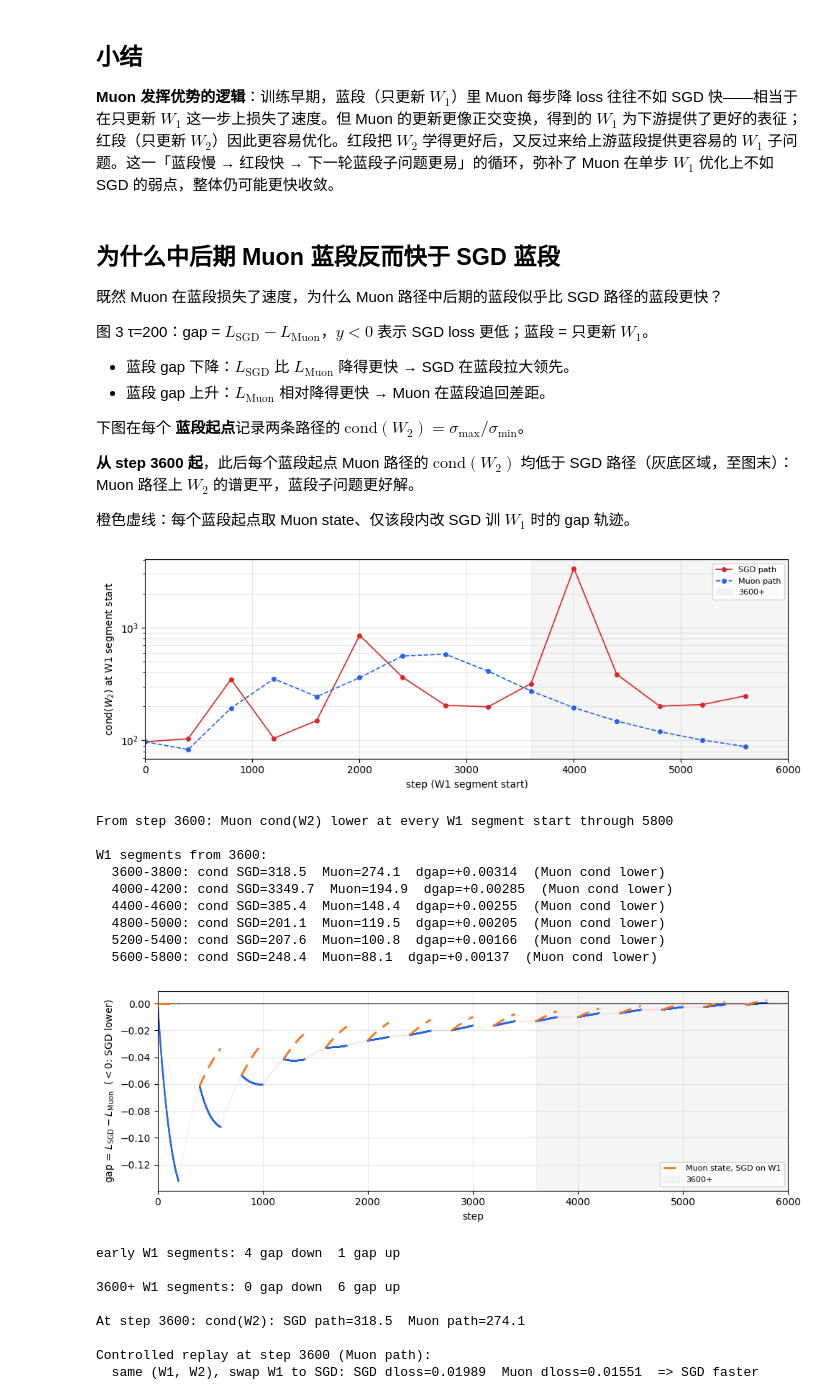
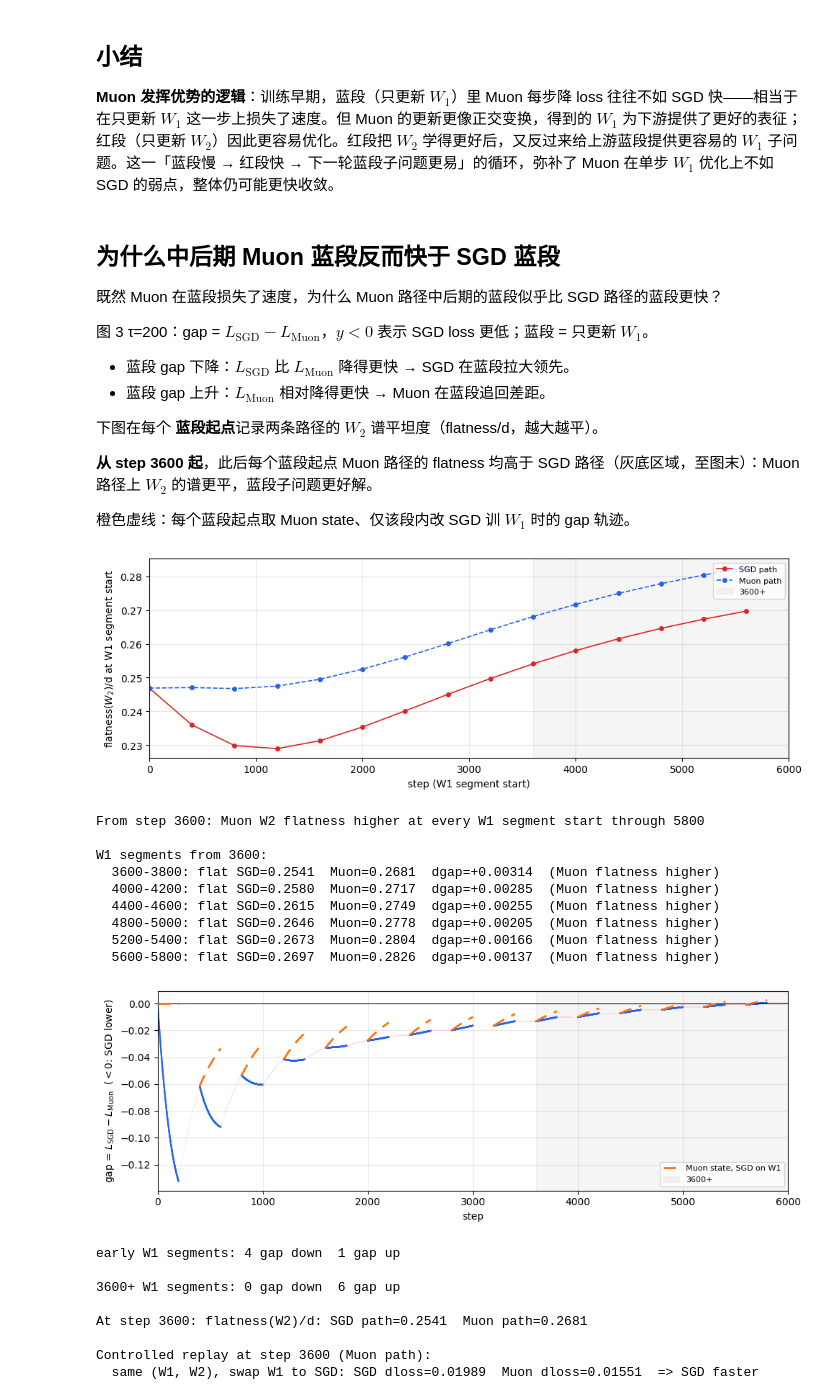
Before and after one commit to huanghao-sss/muon_interpretation, a Jupyter notebook: demo_muon_tradeoff_tau.executed.ipynb, the cells around one changed output. Saved outputs shown, nothing was run; the diff lists cells and outputs as text; code cells hidden in the pictures.

```diff
--- a/demo_muon_tradeoff_tau.executed.ipynb
+++ b/demo_muon_tradeoff_tau.executed.ipynb
@@ -389,9 +389,9 @@ plot_gap_panel(pairs, ns_steps=NS_STEPS, xlim=(0, 2000))
 - 蓝段 gap 下降：$L_{\mathrm{SGD}}$ 比 $L_{\mathrm{Muon}}$ 降得更快 → SGD 在蓝段拉大领先。
 - 蓝段 gap 上升：$L_{\mathrm{Muon}}$ 相对降得更快 → Muon 在蓝段追回差距。
 
-下图在每个 **蓝段起点**记录两条路径的 $\mathrm{cond}(W_2)=\sigma_{\max}/\sigma_{\min}$。
+下图在每个 **蓝段起点**记录两条路径的 $W_2$ 谱平坦度（flatness/d，越大越平）。
 
-**从 step 3600 起**，此后每个蓝段起点 Muon 路径的 $\mathrm{cond}(W_2)$ 均低于 SGD 路径（灰底区域，至图末）：Muon 路径上 $W_2$ 的谱更平，蓝段子问题更好解。
+**从 step 3600 起**，此后每个蓝段起点 Muon 路径的 flatness 均高于 SGD 路径（灰底区域，至图末）：Muon 路径上 $W_2$ 的谱更平，蓝段子问题更好解。
 
 橙色虚线：每个蓝段起点取 Muon state、仅该段内改 SGD 训 $W_1$ 时的 gap 轨迹。
 # %%
@@ -404,9 +404,9 @@ TAU, PLOT_MAX, SUST_START = 200, 6000, 3600
 norm_A = A.norm().item()
 
 
-def w2_cond(W2):
+def w2_spectrum_flatness(W2):
     s = torch.linalg.svdvals(W2)
-    return (s.max() / s.min()).item()
+    return (s.pow(2).sum() / s[0].pow(2)).item() / D
 
 
 def init_path(w1_cls):
@@ -423,12 +423,12 @@ def init_path(w1_cls):
 def tau_replay(w1_cls, swap=False, ckpt_step=None, gap_buf=None):
     W1, W2, opt1, opt2 = init_path(w1_cls)
     L = lambda W1_, W2_: compose_loss(W2_, W1_, A, norm_A).item()
-    stop, step, seg, cond_tr, ckpt = THRESHOLD ** 2, 0, 0, [], None
+    stop, step, seg, flat_tr, ckpt = THRESHOLD ** 2, 0, 0, [], None
     while step < PLOT_MAX and L(W1, W2) > stop:
         if seg % 2 == 0:
             if ckpt_step is not None and (ckpt is None or abs(step - ckpt_step) < abs(ckpt[0] - ckpt_step)):
                 ckpt = (step, W1.detach().clone(), W2.detach().clone())
-            cond_tr.append((step, w2_cond(W2)))
+            flat_tr.append((step, w2_spectrum_flatness(W2)))
             if gap_buf is not None and step < len(gap_buf):
                 gap_buf[step] = sgd_loss[step] - L(W1, W2)
             W1s = opt_s = None
@@ -453,7 +453,7 @@ def tau_replay(w1_cls, swap=False, ckpt_step=None, gap_buf=None):
                 step_w2_compose(W1, W2, A, norm_A, opt2)
                 step += 1
         seg += 1
-    return cond_tr, ckpt
+    return flat_tr, ckpt
 
 
 def replay_w1(W1, W2, opt_cls):
@@ -492,22 +492,21 @@ for tr, sty, c in [(sgd_tr, "-", "#dc2626"), (muon_tr, "--", "#2563eb")]:
     xs, ys = zip(*tr)
     ax.plot(xs, ys, "o" + sty, color=c, linewidth=1.2, markersize=4, label="SGD path" if sty == "-" else "Muon path")
 ax.axvspan(SUST_START, PLOT_MAX, color="gray", alpha=0.08, label=f"{SUST_START}+")
-ax.set_yscale("log")
 ax.set_xlim(0, PLOT_MAX)
 ax.set_xlabel("step (W1 segment start)")
-ax.set_ylabel(r"cond($W_2$) at W1 segment start")
+ax.set_ylabel(r"flatness($W_2$)/d at W1 segment start")
 ax.grid(True, which="both", alpha=0.3)
 ax.legend(loc="upper right", fontsize=8)
 plt.tight_layout()
 plt.show()
 
-print(f"From step {SUST_START}: Muon cond(W2) lower at every W1 segment start through {sust_end}\n")
+print(f"From step {SUST_START}: Muon W2 flatness higher at every W1 segment start through {sust_end}\n")
 print(f"W1 segments from {SUST_START}:")
-for (step, cs), (_, cm) in zip(sgd_tr, muon_tr):
+for (step, fs), (_, fm) in zip(sgd_tr, muon_tr):
     if step < SUST_START:
         continue
     dg = gaps[step + TAU] - gaps[step] if step + TAU < n else None
-    print(f"  {step}-{step + TAU}: cond SGD={cs:.1f}  Muon={cm:.1f}  dgap={dg:+.5f}  ({'Muon cond lower' if cm < cs else 'SGD cond lower'})")
+    print(f"  {step}-{step + TAU}: flat SGD={fs:.4f}  Muon={fm:.4f}  dgap={dg:+.5f}  ({'Muon flatness higher' if fm > fs else 'SGD flatness higher'})")
 print()
 
 fig, ax = plt.subplots(figsize=(10, 3.5))
@@ -526,50 +525,50 @@ while k < min(PLOT_MAX, len(gap_swap)):
         xs, ys = [k - 1], [gap_swap[k - 1]]
     while k < min(PLOT_MAX, len(gap_swap)) and phases[k] == "w1":
         if not math.isnan(gap_swap[k]):
             xs.append(k)
             ys.append(gap_swap[k])
         k += 1
     if len(xs) >= 2:
         ax.plot(xs, ys, color="#f97316", linestyle=(0, (6, 4)), linewidth=2.0,
                 label="Muon state, SGD on W1" if not swap_labeled else None, zorder=3)
         swap_labeled = True
 ax.axhline(0, color="black", linewidth=0.8)
 ax.axvspan(SUST_START, PLOT_MAX, color="gray", alpha=0.08, label=f"{SUST_START}+")
 ax.set_xlim(0, PLOT_MAX)
 ax.set_xlabel("step")
 ax.set_ylabel(r"gap = $L_{\rm SGD} - L_{\rm Muon}$  ($<0$: SGD lower)")
 ax.grid(True, alpha=0.3)
 ax.legend(loc="lower right", fontsize=8)
 plt.tight_layout()
 plt.show()
 
 for label, lo, hi in [("early", 1, 2000), (f"{SUST_START}+", SUST_START, PLOT_MAX)]:
     rows = blue_segment_deltas(lo, hi)
     print(f"{label} W1 segments: {sum(d < 0 for d in rows)} gap down  {sum(d > 0 for d in rows)} gap up\n")
 
 _, _, W2s = ckpt_s
 _, W1m, W2m = ckpt_m
-print(f"At step {SUST_START}: cond(W2): SGD path={w2_cond(W2s):.1f}  Muon path={w2_cond(W2m):.1f}\n")
+print(f"At step {SUST_START}: flatness(W2)/d: SGD path={w2_spectrum_flatness(W2s):.4f}  Muon path={w2_spectrum_flatness(W2m):.4f}\n")
 ds, dm = replay_w1(W1m, W2m, torch.optim.SGD), replay_w1(W1m, W2m, Muon)
 print(f"Controlled replay at step {SUST_START} (Muon path):")
 print(f"  same (W1, W2), swap W1 to SGD: SGD dloss={ds:.5f}  Muon dloss={dm:.5f}  => SGD faster")
 # %% [output]
-[figure, old version]
+[figure, new version]
-From step 3600: Muon cond(W2) lower at every W1 segment start through 5800
+From step 3600: Muon W2 flatness higher at every W1 segment start through 5800
 
 W1 segments from 3600:
-  3600-3800: cond SGD=318.5  Muon=274.1  dgap=+0.00314  (Muon cond lower)
-  4000-4200: cond SGD=3349.7  Muon=194.9  dgap=+0.00285  (Muon cond lower)
-  4400-4600: cond SGD=385.4  Muon=148.4  dgap=+0.00255  (Muon cond lower)
-  4800-5000: cond SGD=201.1  Muon=119.5  dgap=+0.00205  (Muon cond lower)
-  5200-5400: cond SGD=207.6  Muon=100.8  dgap=+0.00166  (Muon cond lower)
-  5600-5800: cond SGD=248.4  Muon=88.1  dgap=+0.00137  (Muon cond lower)
+  3600-3800: flat SGD=0.2541  Muon=0.2681  dgap=+0.00314  (Muon flatness higher)
+  4000-4200: flat SGD=0.2580  Muon=0.2717  dgap=+0.00285  (Muon flatness higher)
+  4400-4600: flat SGD=0.2615  Muon=0.2749  dgap=+0.00255  (Muon flatness higher)
+  4800-5000: flat SGD=0.2646  Muon=0.2778  dgap=+0.00205  (Muon flatness higher)
+  5200-5400: flat SGD=0.2673  Muon=0.2804  dgap=+0.00166  (Muon flatness higher)
+  5600-5800: flat SGD=0.2697  Muon=0.2826  dgap=+0.00137  (Muon flatness higher)
 [figure]
 early W1 segments: 4 gap down  1 gap up
 
 3600+ W1 segments: 0 gap down  6 gap up
 
-At step 3600: cond(W2): SGD path=318.5  Muon path=274.1
+At step 3600: flatness(W2)/d: SGD path=0.2541  Muon path=0.2681
 
 Controlled replay at step 3600 (Muon path):
   same (W1, W2), swap W1 to SGD: SGD dloss=0.01989  Muon dloss=0.01551  => SGD faster
```
Also changed, not shown: parts of 1 cell of this notebook, 1 other file.
